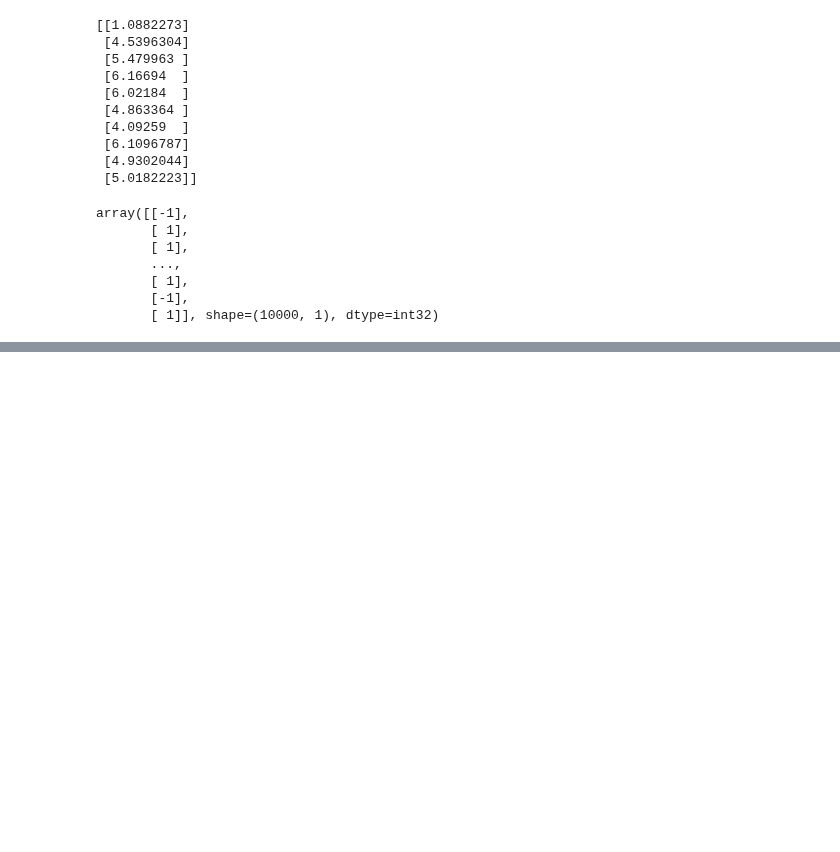
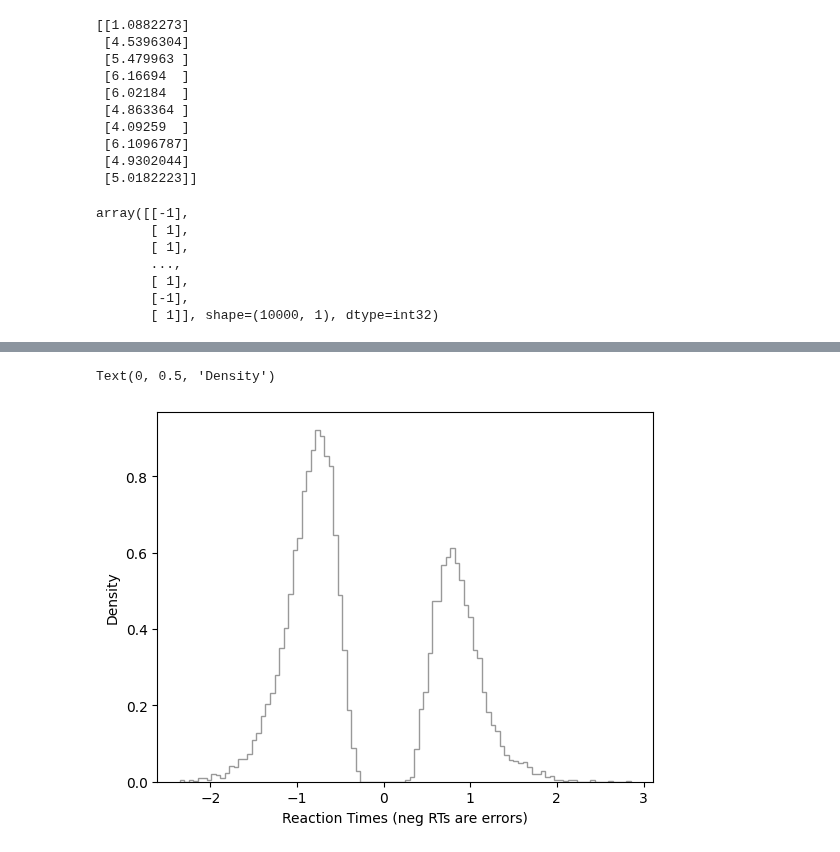
Before and after one commit to lnccbrown/ssm-simulators, a Jupyter notebook: notebooks/test_exgauss_wald.ipynb, the cells around one changed output, grey strips where cells are left out. Drawn from its saved outputs; the diff is of its cells as text; code cells hidden in the pictures; blank space fills up the shorter version.

```diff
--- a/notebooks/test_exgauss_wald.ipynb
+++ b/notebooks/test_exgauss_wald.ipynb
@@ -187,0 +253,18 @@ Error:
+# %%
+plt.hist(
+    sim_out_2_race["rts"][sim_out_2_race["rts"] != -999] * sim_out_2_race["choices"][sim_out_2_race["rts"] != -999],
+    bins=100,
+    histtype="step",
+    color="black",
+    label="Weibull Deadline",
+    density=True,
+    alpha=0.4,
+)
+# s_sw = choice_sw*x_sw
+# idx_sw = np.argsort(s_sw) # sort the values so theyre not zig zaggy
+# plt.plot(s_sw[idx_sw], pdf_vals_sw[idx_sw], color="blue", label="Shifted Wald Likelihood")
+plt.xlabel("Reaction Times (neg RTs are errors)")
+plt.ylabel("Density")
+# %% [output]
+Text(0, 0.5, 'Density')
+[figure, added]
```
Also changed, not shown: parts of 11 cells of this notebook, 6 other files.
